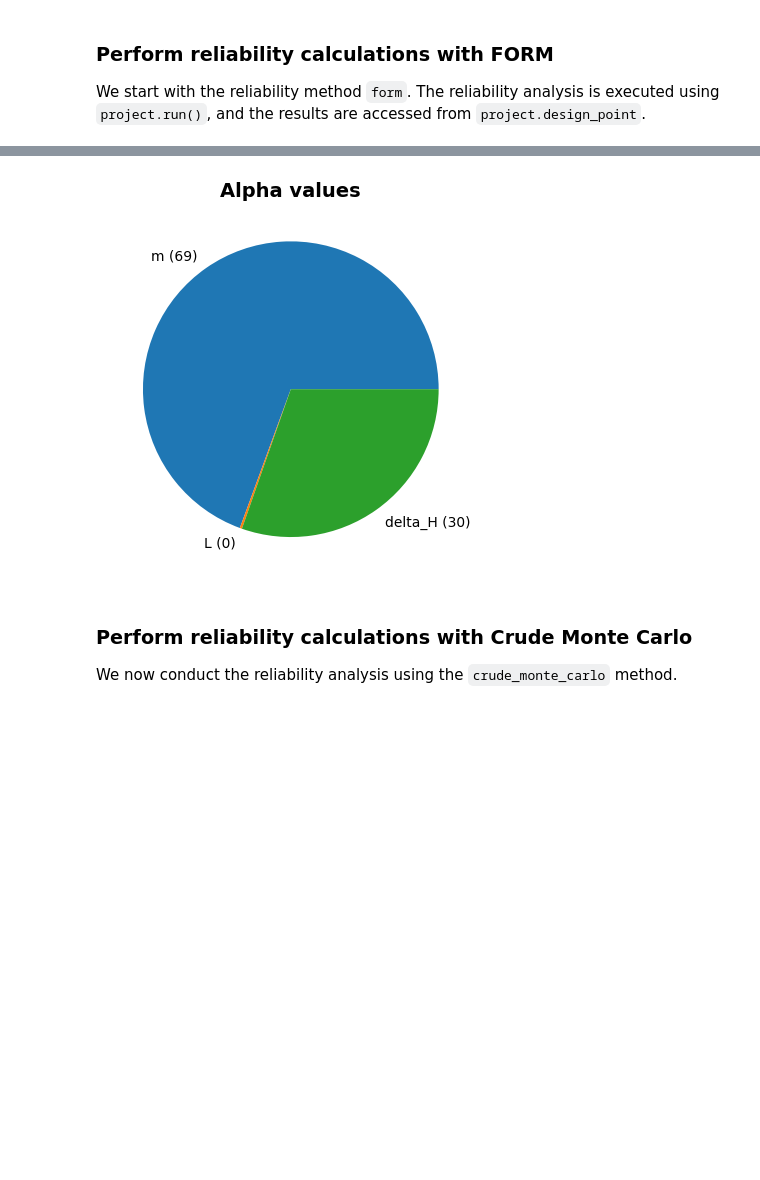
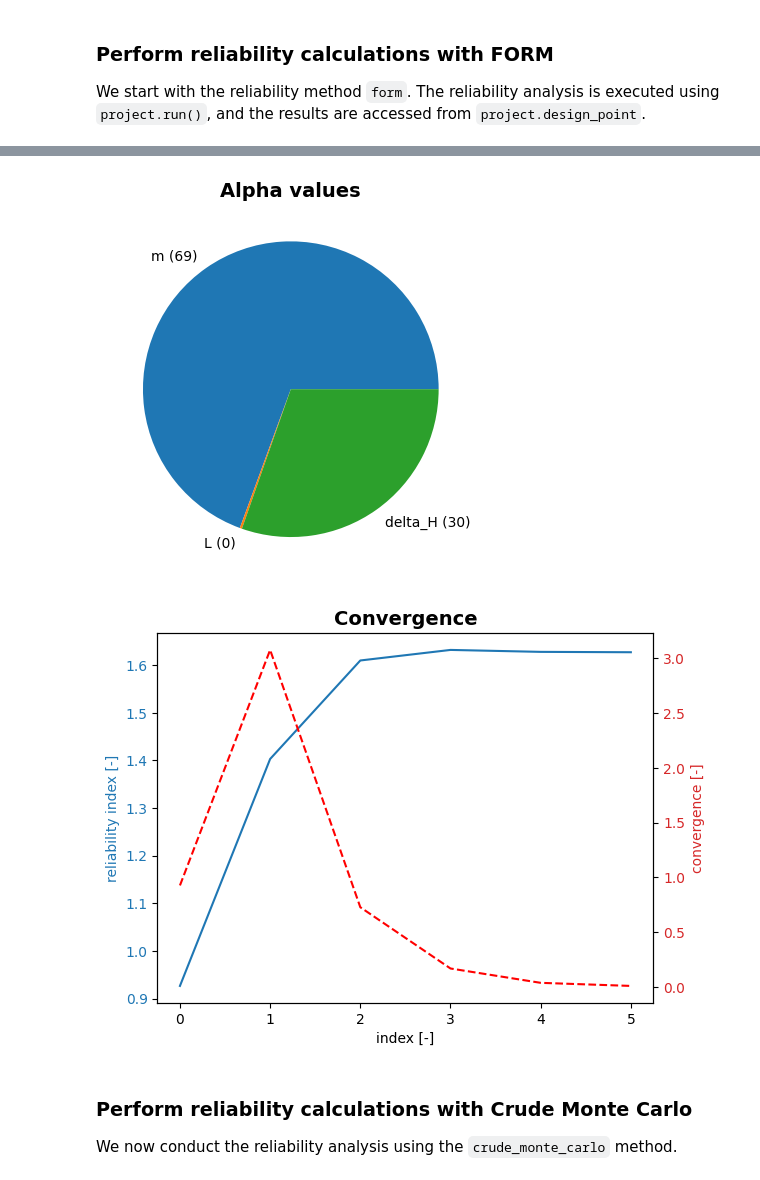
Before and after one commit to Deltares/ProbabilisticLibrary, a Jupyter notebook: sources/Deltares.Probabilistic.PWrapper.Notebooks/reliability_methods_bligh.ipynb, the cells around one changed output, grey strips where cells are left out. Cells and saved outputs as stored; diff of their text form; code cells hidden in the pictures; blank space fills up the shorter version.

```diff
--- a/sources/Deltares.Probabilistic.PWrapper.Notebooks/reliability_methods_bligh.ipynb
+++ b/sources/Deltares.Probabilistic.PWrapper.Notebooks/reliability_methods_bligh.ipynb
@@ -64,11 +64,13 @@ project.settings.reliability_method = ReliabilityMethod.form
 project.settings.relaxation_factor = 0.75
 project.settings.maximum_iterations = 50
 project.settings.variation_coefficient = 0.02
+project.settings.save_convergence = True
 
 project.run()
 
 project.design_point.print()
 project.design_point.plot_alphas()
+project.design_point.plot_convergence()
 # %% [output]
 Reliability (FORM)
  Reliability index = 1.627239311154229
@@ -79,9 +80,10 @@ Reliability (FORM)
 Alpha values:
  m: alpha = 0.833063979847028, x = 0.4243756225382517
  L: alpha = 0.04866412691132183, x = 49.80202954911724
  c_creep: alpha = 0.0, x = 18.0
  delta_H: alpha = -0.5510319484688609, x = 1.174386594416648
 [figure]
+[figure, added]
 # %% [markdown]
 ### Perform reliability calculations with Crude Monte Carlo
 
```
Also changed, not shown: parts of 1 cell of this notebook, 3 other files.
